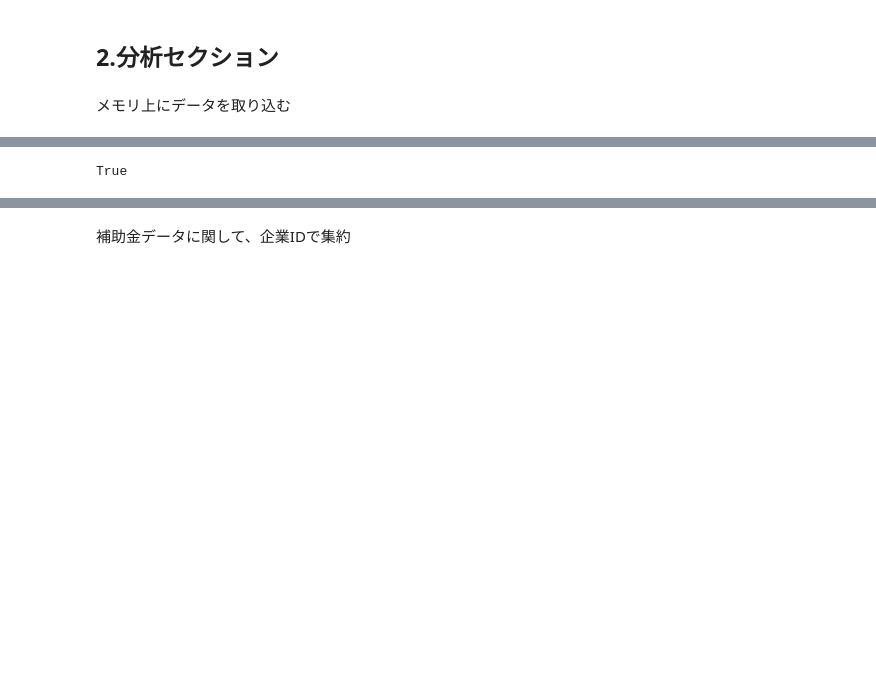
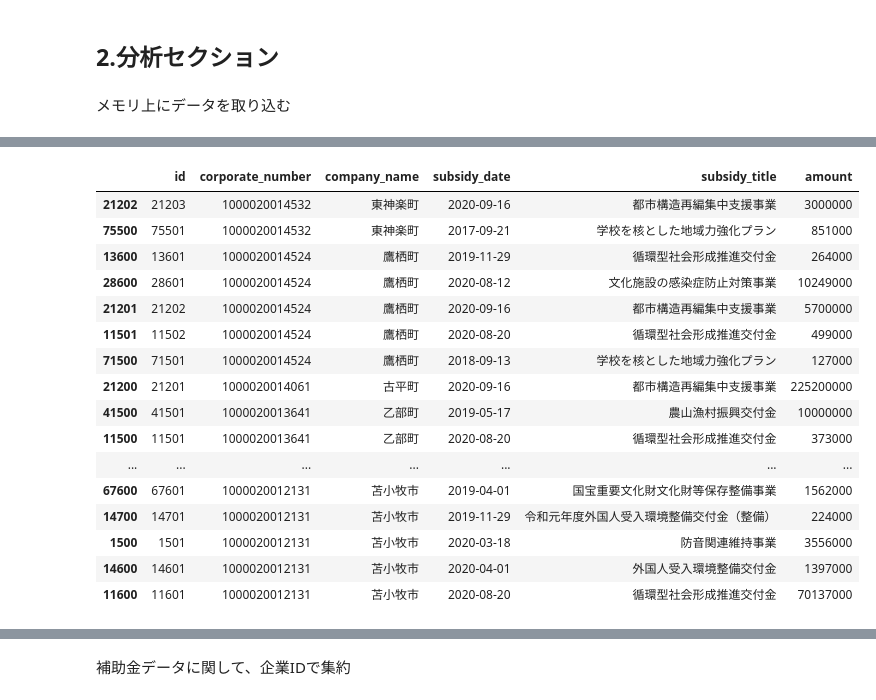
Before and after one commit to Rioto3/gbizinfo-subsidy-analysis, a Jupyter notebook: refactoring/03_anomaly_detection.ipynb, the cells around one changed output, grey strips where cells are left out. Drawn from its saved outputs; the diff is of its cells as text; code cells hidden in the pictures; blank space fills up the shorter version.

```diff
--- a/refactoring/03_anomaly_detection.ipynb
+++ b/refactoring/03_anomaly_detection.ipynb
@@ -339,6 +312,23 @@ duplicated_companies.sort_values(by=['corporate_number']).head(20)
 # %%
-
 # 補助金交付が企業に対して重複しているかを一応チェック
-any(subsidy_df.duplicated(subset=['corporate_number']))
+subsidy_df = subsidy_df.sort_values('corporate_number', ascending=False)
-# %% [output]
-True
+# %%
+subsidy_df.tail(30)
+# %% [output]
+|  | id | corporate_number | company_name | subsidy_date | subsidy_title | amount |
+| 21202 | 21203 | 1000020014532 | 東神楽町 | 2020-09-16 | 都市構造再編集中支援事業 | 3000000 |
+| 75500 | 75501 | 1000020014532 | 東神楽町 | 2017-09-21 | 学校を核とした地域力強化プラン | 851000 |
+| 13600 | 13601 | 1000020014524 | 鷹栖町 | 2019-11-29 | 循環型社会形成推進交付金 | 264000 |
+| 28600 | 28601 | 1000020014524 | 鷹栖町 | 2020-08-12 | 文化施設の感染症防止対策事業 | 10249000 |
+| 21201 | 21202 | 1000020014524 | 鷹栖町 | 2020-09-16 | 都市構造再編集中支援事業 | 5700000 |
+| 11501 | 11502 | 1000020014524 | 鷹栖町 | 2020-08-20 | 循環型社会形成推進交付金 | 499000 |
+| 71500 | 71501 | 1000020014524 | 鷹栖町 | 2018-09-13 | 学校を核とした地域力強化プラン | 127000 |
+| 21200 | 21201 | 1000020014061 | 古平町 | 2020-09-16 | 都市構造再編集中支援事業 | 225200000 |
+| 41500 | 41501 | 1000020013641 | 乙部町 | 2019-05-17 | 農山漁村振興交付金 | 10000000 |
+| 11500 | 11501 | 1000020013641 | 乙部町 | 2020-08-20 | 循環型社会形成推進交付金 | 373000 |
+| ... | ... | ... | ... | ... | ... | ... |
+| 67600 | 67601 | 1000020012131 | 苫小牧市 | 2019-04-01 | 国宝重要文化財文化財等保存整備事業 | 1562000 |
+| 14700 | 14701 | 1000020012131 | 苫小牧市 | 2019-11-29 | 令和元年度外国人受入環境整備交付金（整備） | 224000 |
+| 1500 | 1501 | 1000020012131 | 苫小牧市 | 2020-03-18 | 防音関連維持事業 | 3556000 |
+| 14600 | 14601 | 1000020012131 | 苫小牧市 | 2020-04-01 | 外国人受入環境整備交付金 | 1397000 |
+| 11600 | 11601 | 1000020012131 | 苫小牧市 | 2020-08-20 | 循環型社会形成推進交付金 | 70137000 |
```
Also changed, not shown: parts of 14 cells of this notebook.
